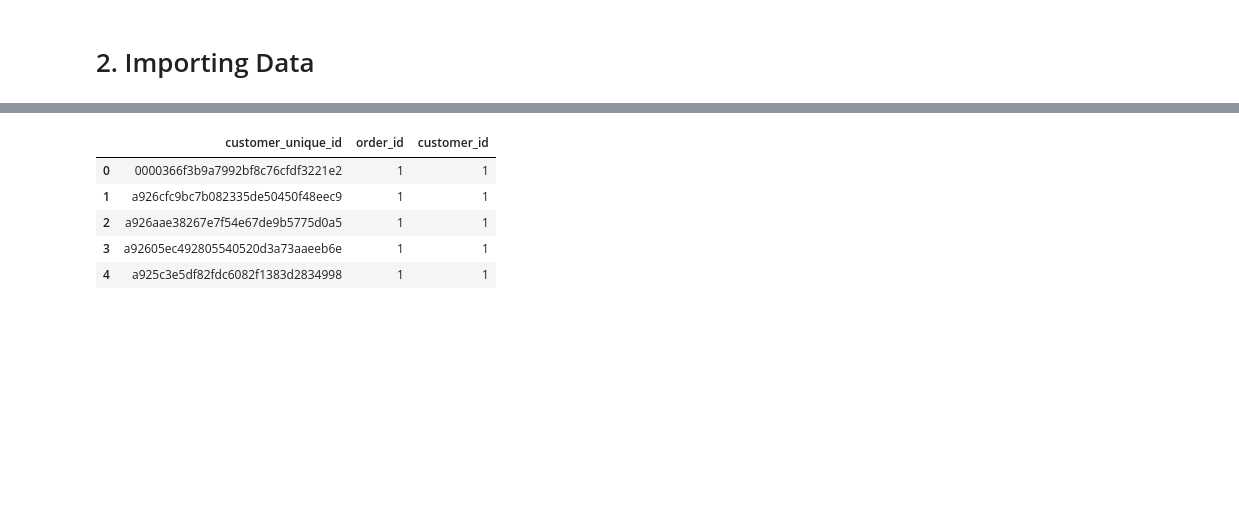
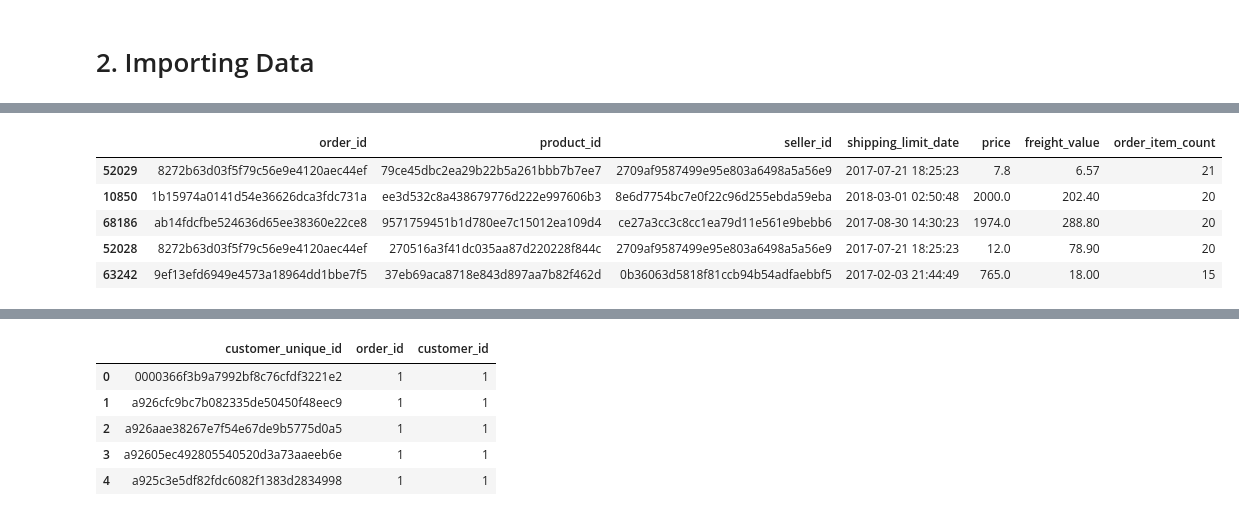
Before and after one commit to liberatt/relative_thinking_freight, a Jupyter notebook: scripts/analysis.ipynb, the cells around one changed output, grey strips where cells are left out. Cells and saved outputs as stored; diff of their text form; code cells hidden in the pictures; blank space fills up the shorter version.

```diff
--- a/scripts/analysis.ipynb
+++ b/scripts/analysis.ipynb
@@ -37,0 +79,18 @@ name_translation_df= pd.read_csv(
+# %%
+# Joining Datasets
+
+final_df = (
+    orders_df.
+    merge(items_df, on='order_id', how='left').
+    merge(products_df, on='product_id', how='left').
+    merge(sellers_df, on='seller_id', how='left').
+
+
+)
+# %% [output]
+|  | order_id | product_id | seller_id | shipping_limit_date | price | freight_value | order_item_count |
+| 52029 | 8272b63d03f5f79c56e9e4120aec44ef | 79ce45dbc2ea29b22b5a261bbb7b7ee7 | 2709af9587499e95e803a6498a5a56e9 | 2017-07-21 18:25:23 | 7.8 | 6.57 | 21 |
+| 10850 | 1b15974a0141d54e36626dca3fdc731a | ee3d532c8a438679776d222e997606b3 | 8e6d7754bc7e0f22c96d255ebda59eba | 2018-03-01 02:50:48 | 2000.0 | 202.40 | 20 |
+| 68186 | ab14fdcfbe524636d65ee38360e22ce8 | 9571759451b1d780ee7c15012ea109d4 | ce27a3cc3c8cc1ea79d11e561e9bebb6 | 2017-08-30 14:30:23 | 1974.0 | 288.80 | 20 |
+| 52028 | 8272b63d03f5f79c56e9e4120aec44ef | 270516a3f41dc035aa87d220228f844c | 2709af9587499e95e803a6498a5a56e9 | 2017-07-21 18:25:23 | 12.0 | 78.90 | 20 |
+| 63242 | 9ef13efd6949e4573a18964dd1bbe7f5 | 37eb69aca8718e843d897aa7b82f462d | 0b36063d5818f81ccb94b54adfaebbf5 | 2017-02-03 21:44:49 | 765.0 | 18.00 | 15 |
```
Also changed, not shown: parts of 7 cells of this notebook.
